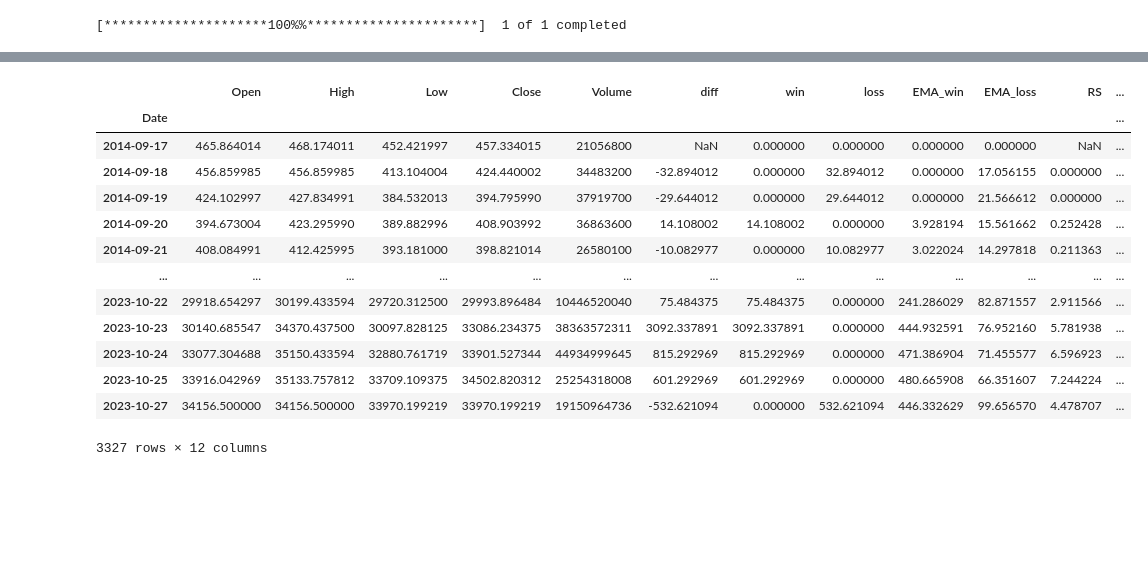
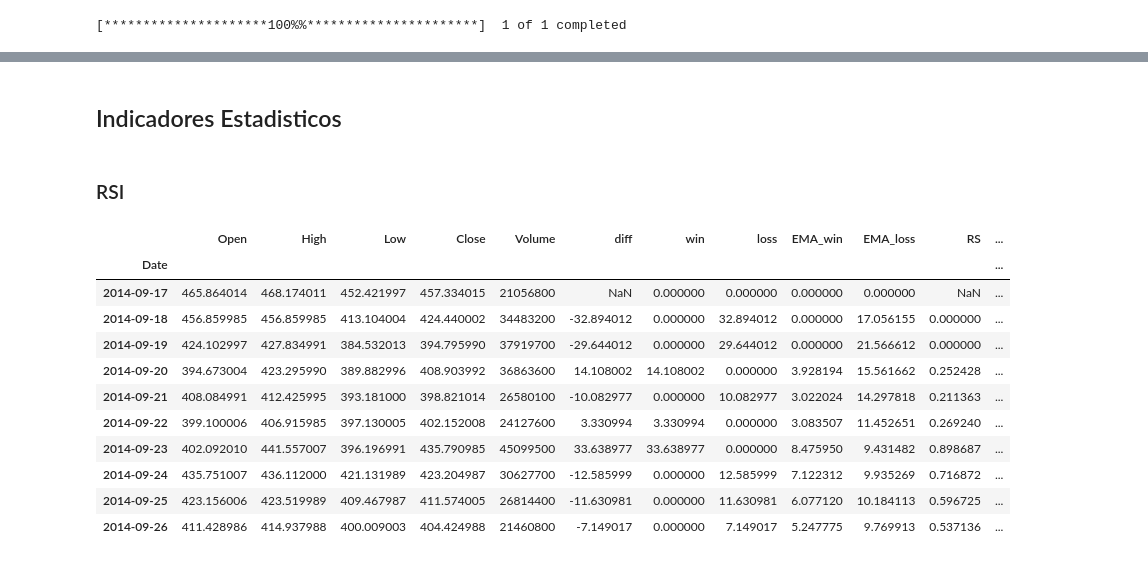
Before and after one commit to AlejandroDaneri/trabajo-profesional-fiuba, a Jupyter notebook: notebook.ipynb, the cells around one changed output, grey strips where cells are left out. Drawn from its saved outputs; the diff is of its cells as text; code cells hidden in the pictures; blank space fills up the shorter version.

```diff
--- a/notebook.ipynb
+++ b/notebook.ipynb
@@ -44,17 +14,20 @@ data
+# %% [markdown]
+## Indicadores Estadisticos
+# %% [markdown]
+### RSI
 # %%
 algo_lib.RSI(data, rounds)
+data.head(10)
 # %% [output]
 |  | Open | High | Low | Close | Volume | diff | win | loss | EMA_win | EMA_loss | RS | ... |
 | Date |  |  |  |  |  |  |  |  |  |  |  | ... |
 | 2014-09-17 | 465.864014 | 468.174011 | 452.421997 | 457.334015 | 21056800 | NaN | 0.000000 | 0.000000 | 0.000000 | 0.000000 | NaN | ... |
 | 2014-09-18 | 456.859985 | 456.859985 | 413.104004 | 424.440002 | 34483200 | -32.894012 | 0.000000 | 32.894012 | 0.000000 | 17.056155 | 0.000000 | ... |
 | 2014-09-19 | 424.102997 | 427.834991 | 384.532013 | 394.795990 | 37919700 | -29.644012 | 0.000000 | 29.644012 | 0.000000 | 21.566612 | 0.000000 | ... |
 | 2014-09-20 | 394.673004 | 423.295990 | 389.882996 | 408.903992 | 36863600 | 14.108002 | 14.108002 | 0.000000 | 3.928194 | 15.561662 | 0.252428 | ... |
 | 2014-09-21 | 408.084991 | 412.425995 | 393.181000 | 398.821014 | 26580100 | -10.082977 | 0.000000 | 10.082977 | 3.022024 | 14.297818 | 0.211363 | ... |
-| ... | ... | ... | ... | ... | ... | ... | ... | ... | ... | ... | ... | ... |
-| 2023-10-22 | 29918.654297 | 30199.433594 | 29720.312500 | 29993.896484 | 10446520040 | 75.484375 | 75.484375 | 0.000000 | 241.286029 | 82.871557 | 2.911566 | ... |
-| 2023-10-23 | 30140.685547 | 34370.437500 | 30097.828125 | 33086.234375 | 38363572311 | 3092.337891 | 3092.337891 | 0.000000 | 444.932591 | 76.952160 | 5.781938 | ... |
-| 2023-10-24 | 33077.304688 | 35150.433594 | 32880.761719 | 33901.527344 | 44934999645 | 815.292969 | 815.292969 | 0.000000 | 471.386904 | 71.455577 | 6.596923 | ... |
-| 2023-10-25 | 33916.042969 | 35133.757812 | 33709.109375 | 34502.820312 | 25254318008 | 601.292969 | 601.292969 | 0.000000 | 480.665908 | 66.351607 | 7.244224 | ... |
-| 2023-10-27 | 34156.500000 | 34156.500000 | 33970.199219 | 33970.199219 | 19150964736 | -532.621094 | 0.000000 | 532.621094 | 446.332629 | 99.656570 | 4.478707 | ... |
+| 2014-09-22 | 399.100006 | 406.915985 | 397.130005 | 402.152008 | 24127600 | 3.330994 | 3.330994 | 0.000000 | 3.083507 | 11.452651 | 0.269240 | ... |
+| 2014-09-23 | 402.092010 | 441.557007 | 396.196991 | 435.790985 | 45099500 | 33.638977 | 33.638977 | 0.000000 | 8.475950 | 9.431482 | 0.898687 | ... |
+| 2014-09-24 | 435.751007 | 436.112000 | 421.131989 | 423.204987 | 30627700 | -12.585999 | 0.000000 | 12.585999 | 7.122312 | 9.935269 | 0.716872 | ... |
+| 2014-09-25 | 423.156006 | 423.519989 | 409.467987 | 411.574005 | 26814400 | -11.630981 | 0.000000 | 11.630981 | 6.077120 | 10.184113 | 0.596725 | ... |
+| 2014-09-26 | 411.428986 | 414.937988 | 400.009003 | 404.424988 | 21460800 | -7.149017 | 0.000000 | 7.149017 | 5.247775 | 9.769913 | 0.537136 | ... |
-3327 rows × 12 columns
```
Also changed, not shown: parts of 12 cells of this notebook, 1 other file.
